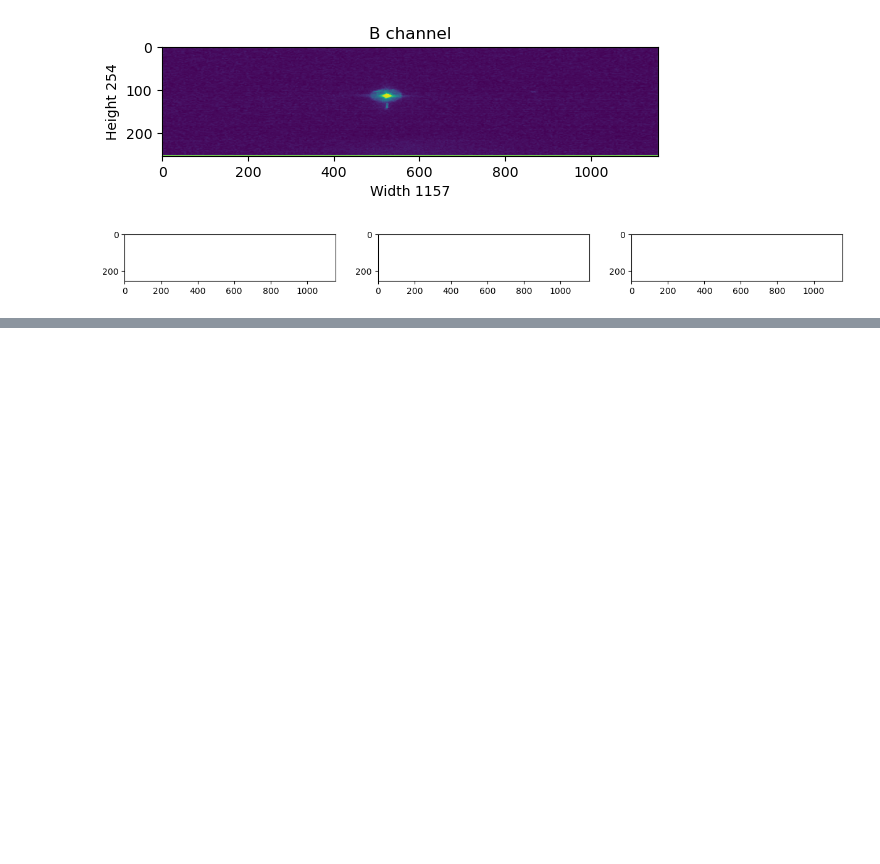
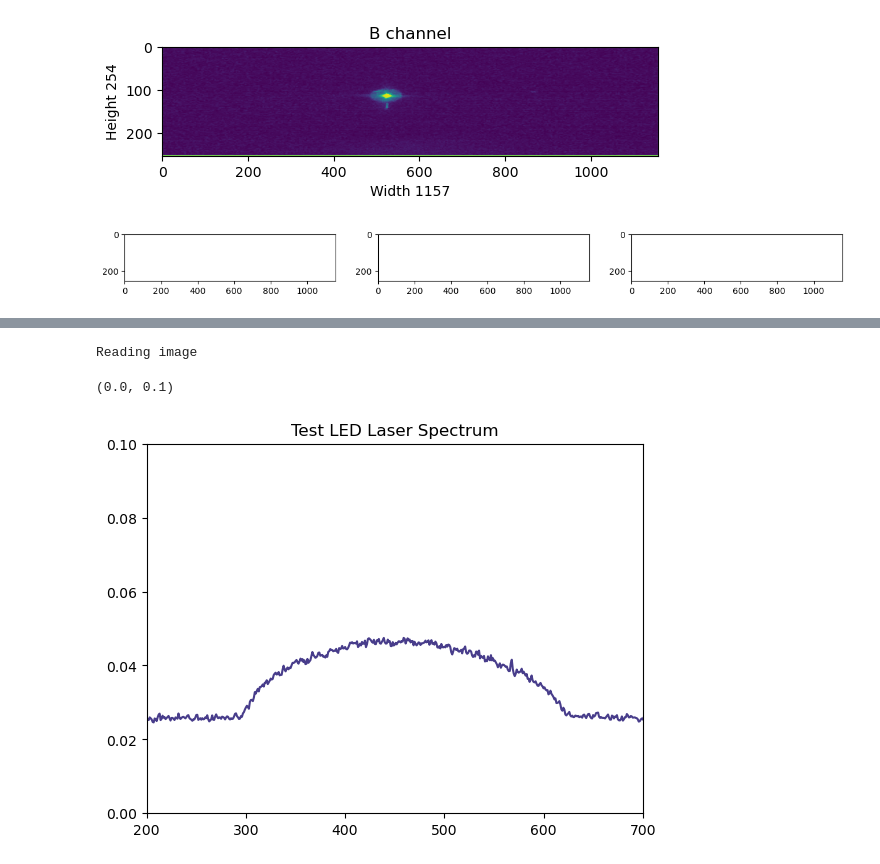
Before and after one commit to aelieber1/Lab601_SpectrometerProject, a Jupyter notebook: ActualDataAnalysis.ipynb, the cells around one changed output, grey strips where cells are left out. Drawn from its saved outputs; the diff is of its cells as text; code cells hidden in the pictures; blank space fills up the shorter version.

```diff
--- a/ActualDataAnalysis.ipynb
+++ b/ActualDataAnalysis.ipynb
@@ -212,0 +305,13 @@ for c, ax in zip(range(3), ax):
+# %%
+file = "/Users/ashleylieber/Downloads/0_31.png"
+reference = getSpectrum_PNG(file)
+reference
+
+plt.plot(reference, color='darkslateblue')
+plt.title("Test LED Laser Spectrum")
+plt.xlim(200,700)
+plt.ylim(0,0.10)
+# %% [output]
+Reading image
+(0.0, 0.1)
+[figure, added]
```
Also changed, not shown: parts of 9 cells of this notebook, 1 other file.
